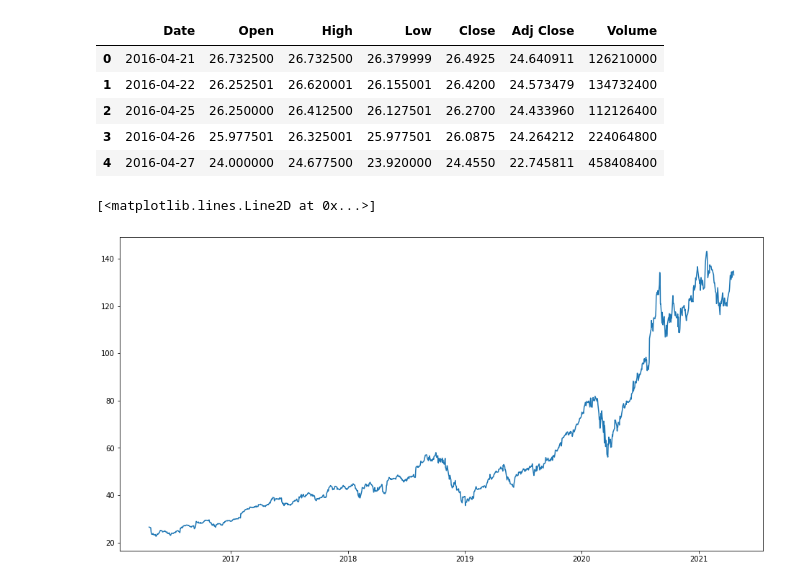
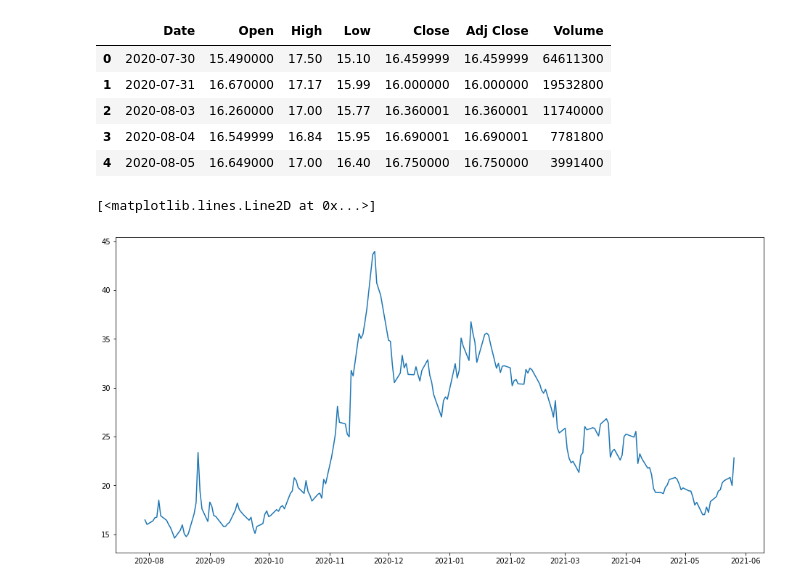
Before and after one commit to penachett/stock_price_prediction_app, a Jupyter notebook: ml/lstm(2).ipynb, the cells around one changed output. Saved outputs shown, nothing was run; the diff lists cells and outputs as text; code cells hidden in the pictures.

```diff
--- a/ml/lstm(2).ipynb
+++ b/ml/lstm(2).ipynb
@@ -10,15 +10,15 @@ from sklearn.preprocessing import MinMaxScaler
 from keras.models import Sequential
 from keras.layers import LSTM,Dropout,Dense,SimpleRNN
 # %%
-df=pd.read_csv("data/AAPL_5Y.csv")
+df=pd.read_csv("data/LI_5Y.csv")
 df.head()
 # %% [output]
 |  | Date | Open | High | Low | Close | Adj Close | Volume |
-| 0 | 2016-04-21 | 26.732500 | 26.732500 | 26.379999 | 26.4925 | 24.640911 | 126210000 |
-| 1 | 2016-04-22 | 26.252501 | 26.620001 | 26.155001 | 26.4200 | 24.573479 | 134732400 |
-| 2 | 2016-04-25 | 26.250000 | 26.412500 | 26.127501 | 26.2700 | 24.433960 | 112126400 |
-| 3 | 2016-04-26 | 25.977501 | 26.325001 | 25.977501 | 26.0875 | 24.264212 | 224064800 |
-| 4 | 2016-04-27 | 24.000000 | 24.677500 | 23.920000 | 24.4550 | 22.745811 | 458408400 |
+| 0 | 2020-07-30 | 15.490000 | 17.50 | 15.10 | 16.459999 | 16.459999 | 64611300 |
+| 1 | 2020-07-31 | 16.670000 | 17.17 | 15.99 | 16.000000 | 16.000000 | 19532800 |
+| 2 | 2020-08-03 | 16.260000 | 17.00 | 15.77 | 16.360001 | 16.360001 | 11740000 |
+| 3 | 2020-08-04 | 16.549999 | 16.84 | 15.95 | 16.690001 | 16.690001 | 7781800 |
+| 4 | 2020-08-05 | 16.649000 | 17.00 | 16.40 | 16.750000 | 16.750000 | 3991400 |
 # %%
 df["Date"]=pd.to_datetime(df.Date,format="%Y-%m-%d")
 df.index=df['Date']
@@ -27,5 +27,5 @@ plt.figure(figsize=(16,8))
 plt.plot(df["Close"],label='Close Price history')
 # %% [output]
 [<matplotlib.lines.Line2D at 0x...>]
-[figure, old version]
+[figure, new version]
 # %%
```
Also changed, not shown: parts of 5 cells of this notebook, 2 other files.
